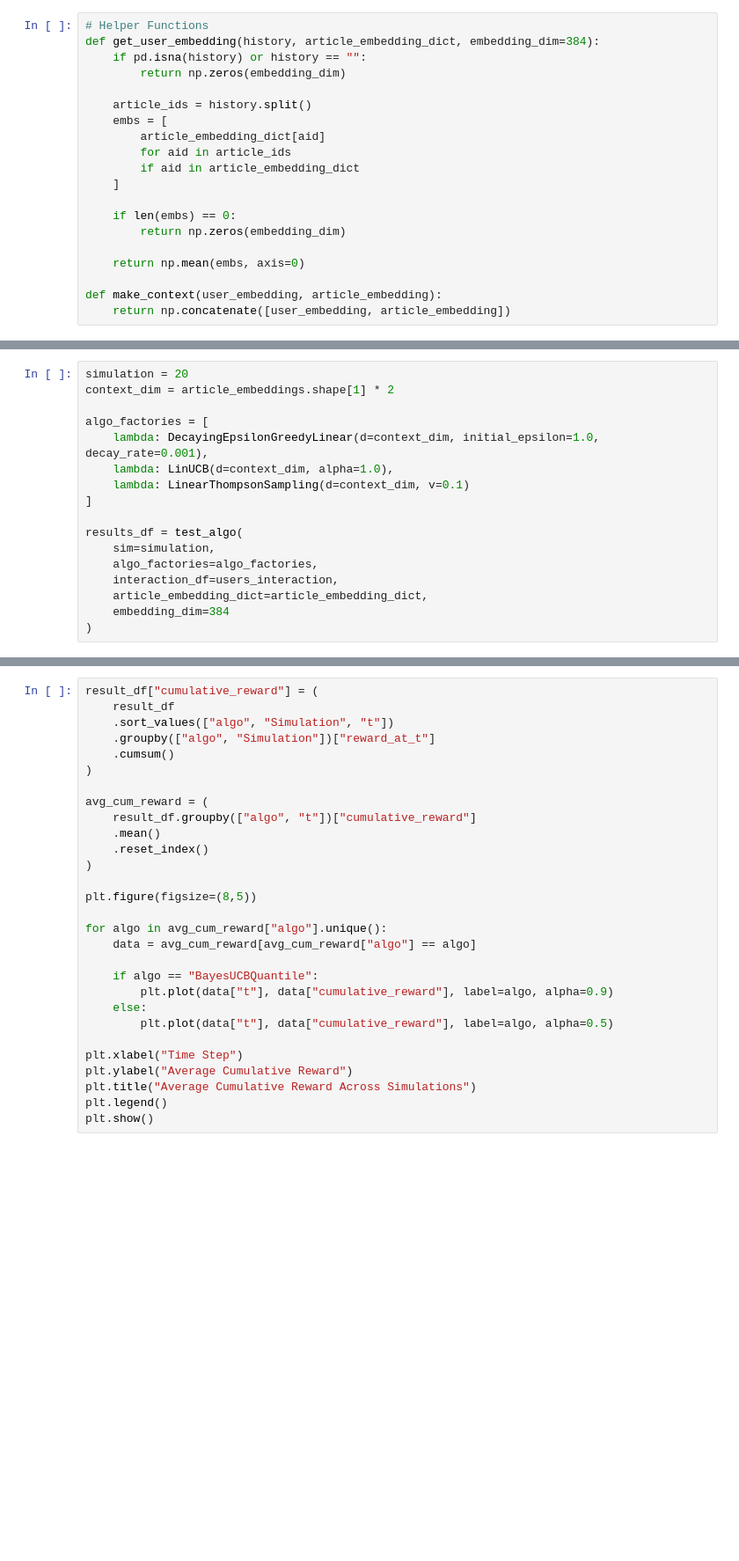
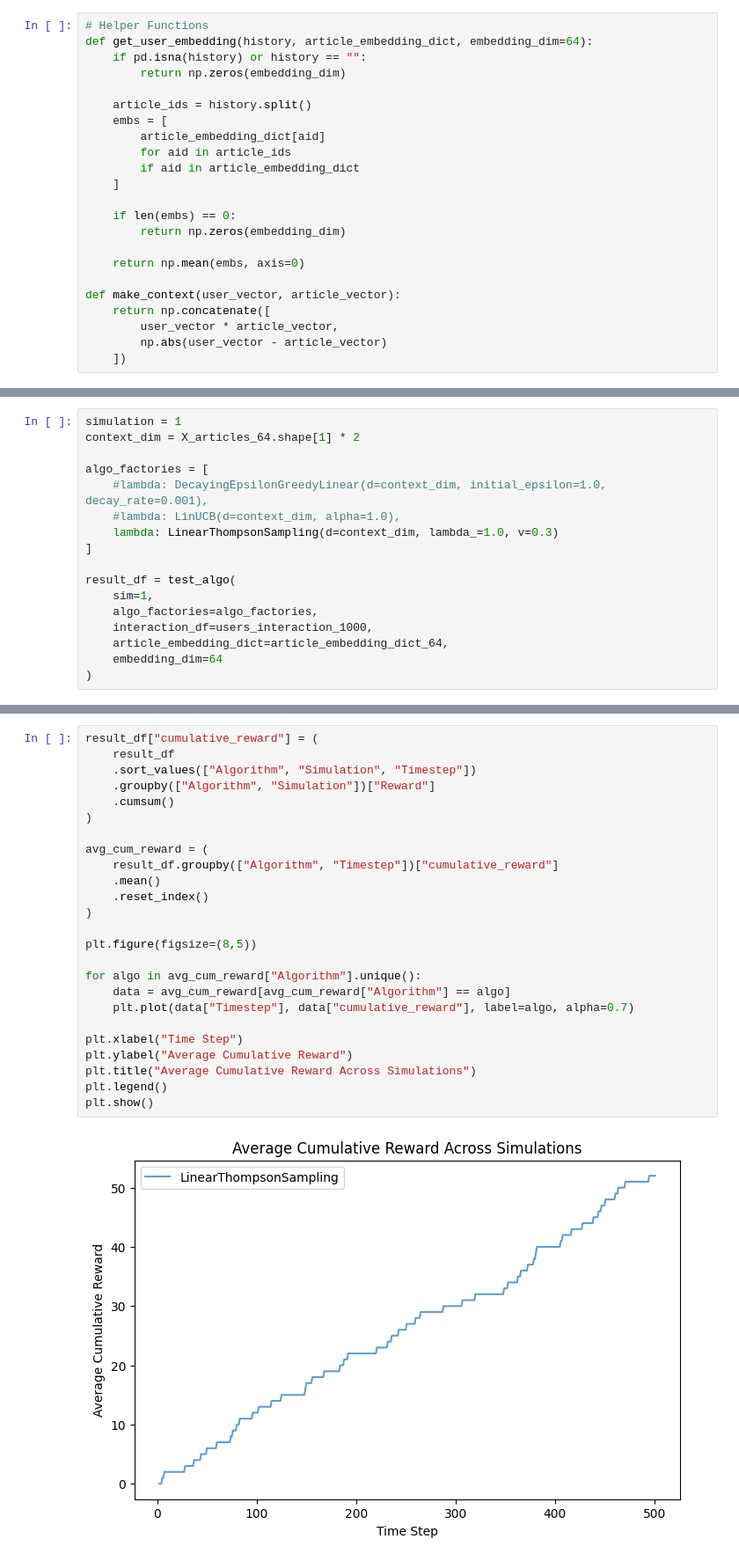
Before and after one commit to eduymil/BT4014, a Jupyter notebook: BT4014.ipynb, the cells around one changed output, grey strips where cells are left out. Shown at 88% size. Cells and saved outputs as stored; diff of their text form; blank space fills up the shorter version.

```diff
--- a/BT4014.ipynb
+++ b/BT4014.ipynb
@@ -69,6 +98,6 @@ Notes:
 # %%
 # Helper Functions
-def get_user_embedding(history, article_embedding_dict, embedding_dim=384):
+def get_user_embedding(history, article_embedding_dict, embedding_dim=64):
     if pd.isna(history) or history == "":
         return np.zeros(embedding_dim)
 
@@ -84,8 +113,11 @@ def get_user_embedding(history, article_embedding_dict, embedding_dim=384):
 
     return np.mean(embs, axis=0)
 
-def make_context(user_embedding, article_embedding):
-    return np.concatenate([user_embedding, article_embedding])
+def make_context(user_vector, article_vector):
+    return np.concatenate([
+        user_vector * article_vector,
+        np.abs(user_vector - article_vector)
+    ])
 # %%
 # EpsilonGreedy
 class DecayingEpsilonGreedyLinear:
@@ -313,19 +351,19 @@ def test_algo(sim, algo_factories, interaction_df, article_embedding_dict, embed
 
     return pd.DataFrame(results)
 # %%
-simulation = 20
-context_dim = article_embeddings.shape[1] * 2
+simulation = 1
+context_dim = X_articles_64.shape[1] * 2
 
 algo_factories = [
-    lambda: DecayingEpsilonGreedyLinear(d=context_dim, initial_epsilon=1.0, decay_rate=0.001),
-    lambda: LinUCB(d=context_dim, alpha=1.0),
-    lambda: LinearThompsonSampling(d=context_dim, v=0.1)
+    #lambda: DecayingEpsilonGreedyLinear(d=context_dim, initial_epsilon=1.0, decay_rate=0.001),
+    #lambda: LinUCB(d=context_dim, alpha=1.0),
+    lambda: LinearThompsonSampling(d=context_dim, lambda_=1.0, v=0.3)
 ]
 
-results_df = test_algo(
-    sim=simulation,
+result_df = test_algo(
+    sim=1,
     algo_factories=algo_factories,
-    interaction_df=users_interaction,
-    article_embedding_dict=article_embedding_dict,
-    embedding_dim=384
+    interaction_df=users_interaction_1000,
+    article_embedding_dict=article_embedding_dict_64,
+    embedding_dim=64
 )
@@ -332,29 +388,27 @@ results_df = test_algo(
 # %%
 result_df["cumulative_reward"] = (
     result_df
-    .sort_values(["algo", "Simulation", "t"])
-    .groupby(["algo", "Simulation"])["reward_at_t"]
+    .sort_values(["Algorithm", "Simulation", "Timestep"])
+    .groupby(["Algorithm", "Simulation"])["Reward"]
     .cumsum()
 )
 
 avg_cum_reward = (
-    result_df.groupby(["algo", "t"])["cumulative_reward"]
+    result_df.groupby(["Algorithm", "Timestep"])["cumulative_reward"]
     .mean()
     .reset_index()
 )
 
 plt.figure(figsize=(8,5))
 
-for algo in avg_cum_reward["algo"].unique():
-    data = avg_cum_reward[avg_cum_reward["algo"] == algo]
-
-    if algo == "BayesUCBQuantile":
-        plt.plot(data["t"], data["cumulative_reward"], label=algo, alpha=0.9)
-    else:
-        plt.plot(data["t"], data["cumulative_reward"], label=algo, alpha=0.5)
+for algo in avg_cum_reward["Algorithm"].unique():
+    data = avg_cum_reward[avg_cum_reward["Algorithm"] == algo]
+    plt.plot(data["Timestep"], data["cumulative_reward"], label=algo, alpha=0.7)
 
 plt.xlabel("Time Step")
 plt.ylabel("Average Cumulative Reward")
 plt.title("Average Cumulative Reward Across Simulations")
 plt.legend()
 plt.show()
+# %% [output]
+[figure, added]
```
Also changed, not shown: parts of 12 cells of this notebook.
